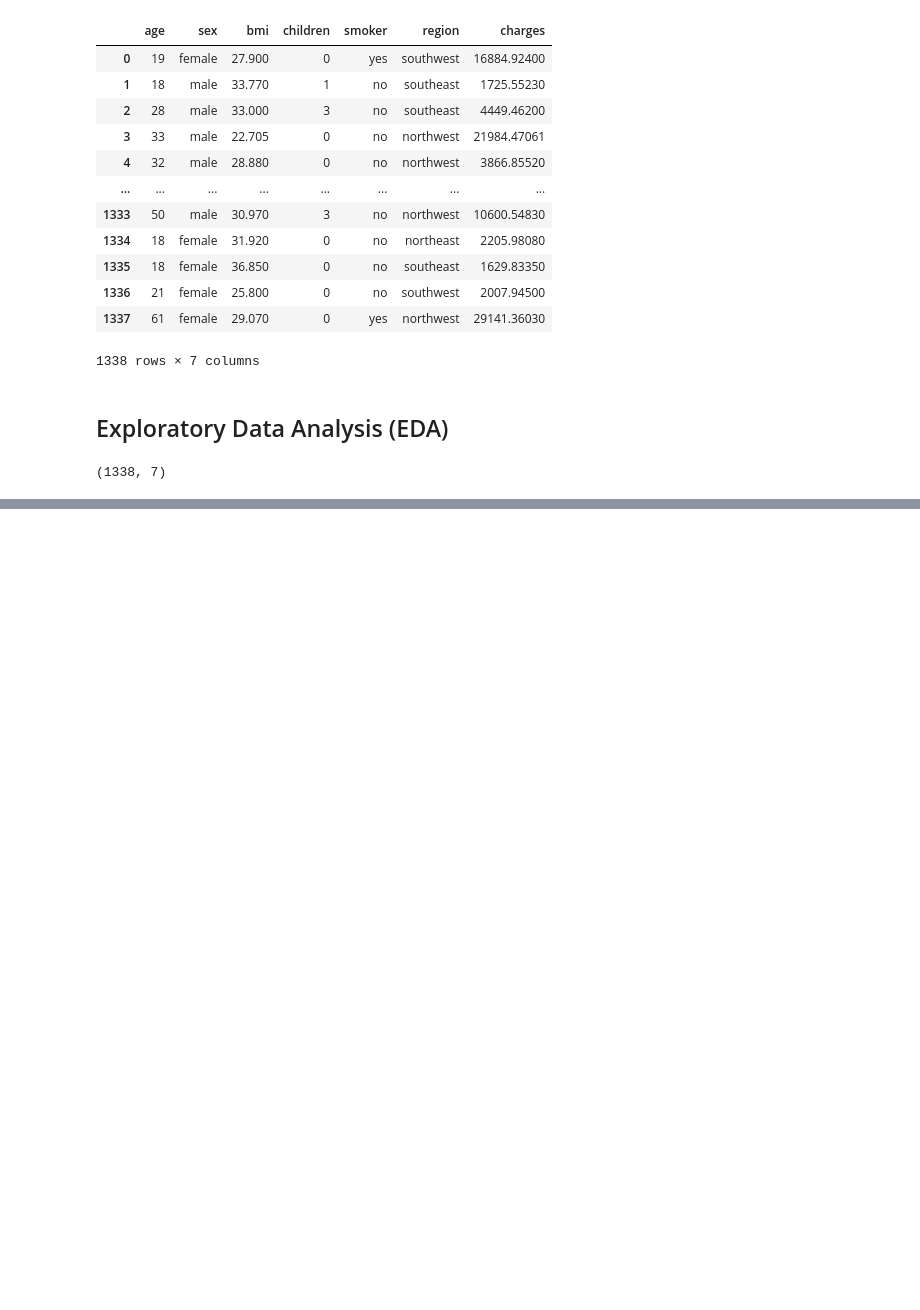
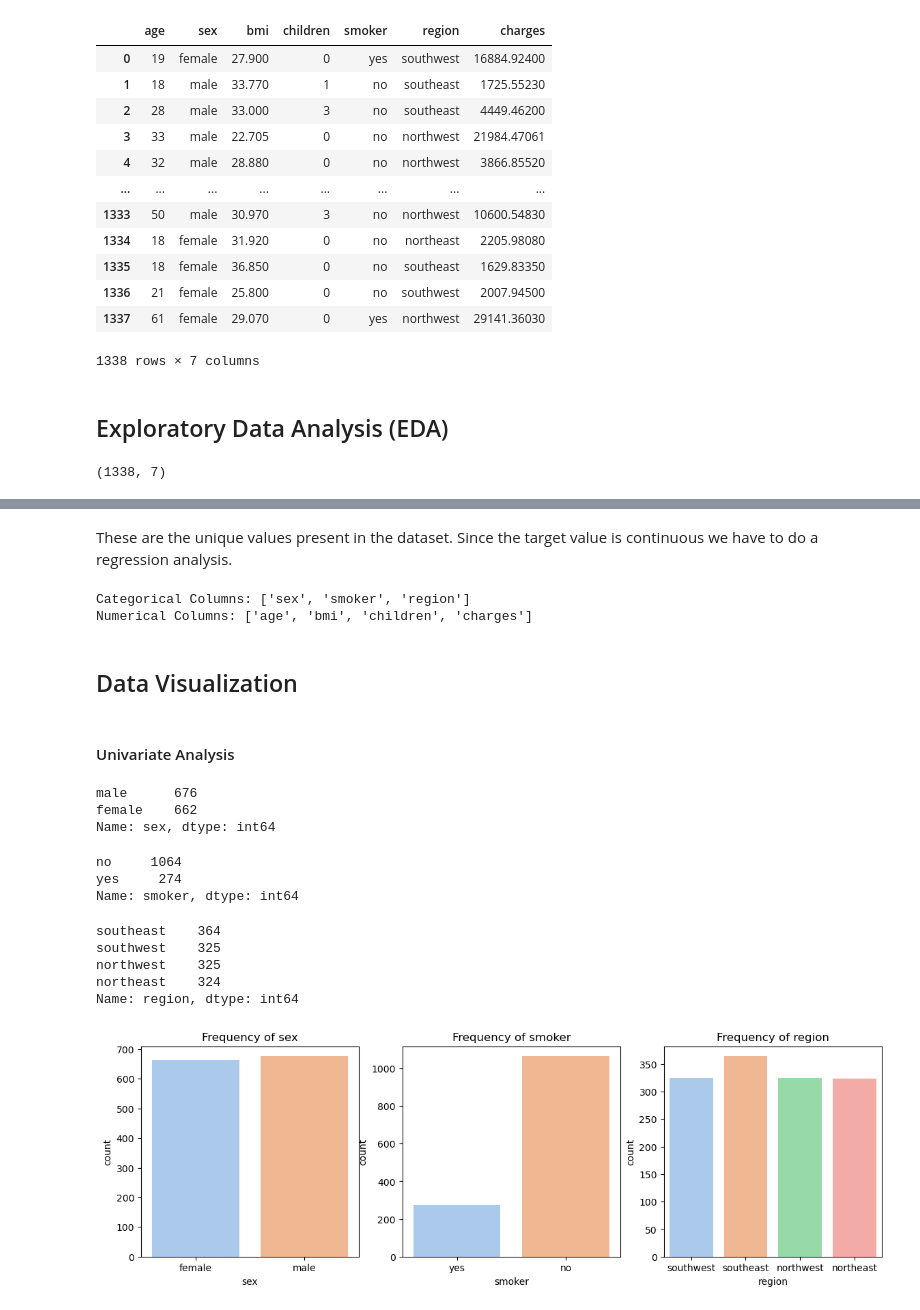
Before and after one commit to matiaga/Practice-Project, a Jupyter notebook: 02.Medical Cost Personal Insurance Project.ipynb, the cells around one changed output, grey strips where cells are left out. Saved outputs shown, nothing was run; the diff lists cells and outputs as text; code cells hidden in the pictures; blank space fills up the shorter version.

```diff
--- a/02.Medical Cost Personal Insurance Project.ipynb
+++ b/02.Medical Cost Personal Insurance Project.ipynb
@@ -52,0 +137,50 @@ df.shape
+# %% [markdown]
+These are the unique values present in the dataset. Since the target value is continuous we have to do a regression analysis.
+# %%
+# Separating Numerical and Categorical columns
+
+# Checking for categorical and Numerical columns
+categorical_col = []
+numerical_col = []
+
+for i in df.dtypes.index:
+    if df.dtypes[i] == 'object':
+        categorical_col.append(i)
+    else:
+        numerical_col.append(i)
+print(f"Categorical Columns: {categorical_col}")
+print(f"Numerical Columns: {numerical_col}")
+# %% [output]
+Categorical Columns: ['sex', 'smoker', 'region']
+Numerical Columns: ['age', 'bmi', 'children', 'charges']
+# %% [markdown]
+## Data Visualization
+# %% [markdown]
+#### Univariate Analysis
+# %%
+# Checking the value counts of the categorical independent variables)
+for col in categorical_col:
+    display(df[col].value_counts())
+
+# Visualize the categorical variables
+fig, axs = plt.subplots(1, 3, figsize=(14, 4))
+
+for ax, column in zip(axs.flat, categorical_col):
+    sns.countplot(data=df, x=column, ax=ax, palette='pastel')
+    ax.set_title(f"Frequency of {column}")
+
+plt.subplots_adjust(hspace=0.5)
+plt.show()
+# %% [output]
+male      676
+female    662
+Name: sex, dtype: int64
+no     1064
+yes     274
+Name: smoker, dtype: int64
+southeast    364
+southwest    325
+northwest    325
+northeast    324
+Name: region, dtype: int64
+[figure, added]
```
Also changed, not shown: parts of 17 cells of this notebook, 3 other files.
